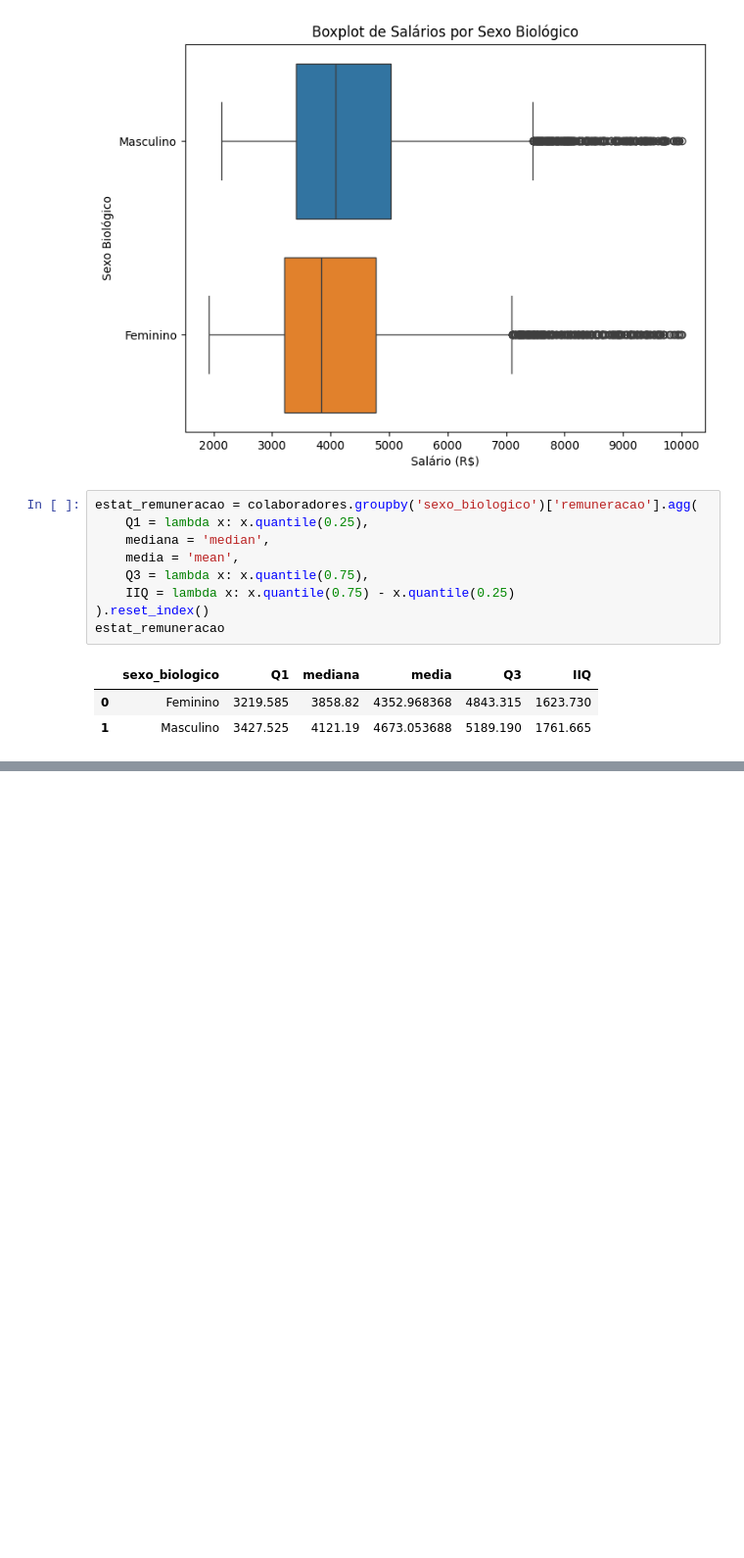
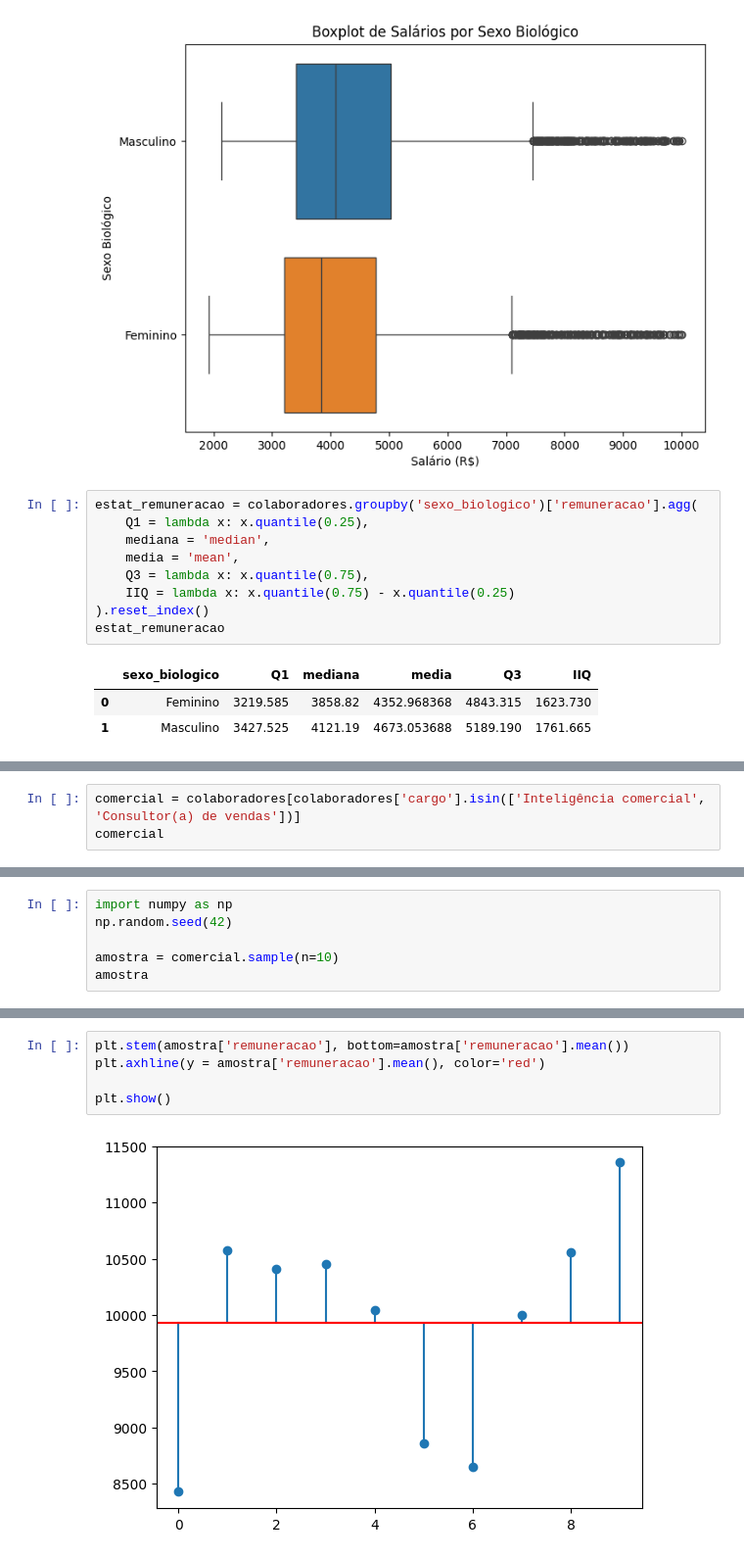
Before and after one commit to EmilyCarla/ONE_DataScience, a Jupyter notebook: EstatisticaComPython.ipynb, the cells around one changed output, grey strips where cells are left out. Shown at 98% size. Cells and saved outputs as stored; diff of their text form; blank space fills up the shorter version.

```diff
--- a/EstatisticaComPython.ipynb
+++ b/EstatisticaComPython.ipynb
@@ -727,0 +730,3 @@ estat_remuneracao
+# %%
+comercial = colaboradores[colaboradores['cargo'].isin(['Inteligência comercial', 'Consultor(a) de vendas'])]
+comercial
@@ -727,0 +754,6 @@ estat_remuneracao
+# %%
+import numpy as np
+np.random.seed(42)
+
+amostra = comercial.sample(n=10)
+amostra
@@ -727,0 +772,7 @@ estat_remuneracao
+# %%
+plt.stem(amostra['remuneracao'], bottom=amostra['remuneracao'].mean())
+plt.axhline(y = amostra['remuneracao'].mean(), color='red')
+
+plt.show()
+# %% [output]
+[figure, added]
```
Also changed, not shown: parts of 13 cells of this notebook.
